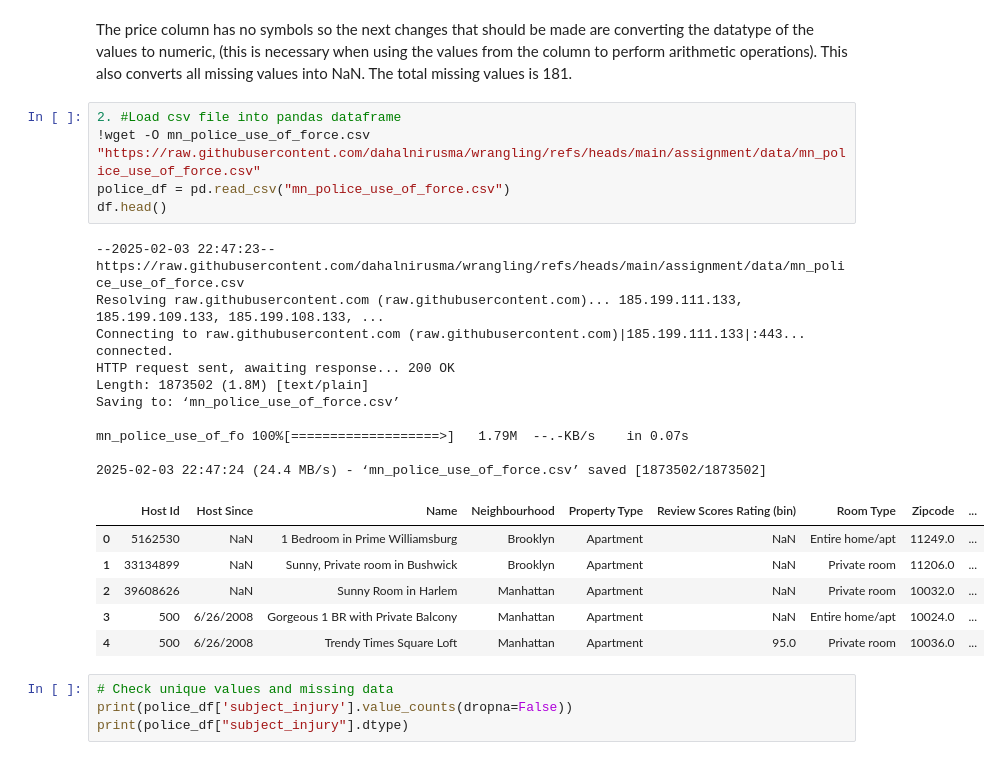
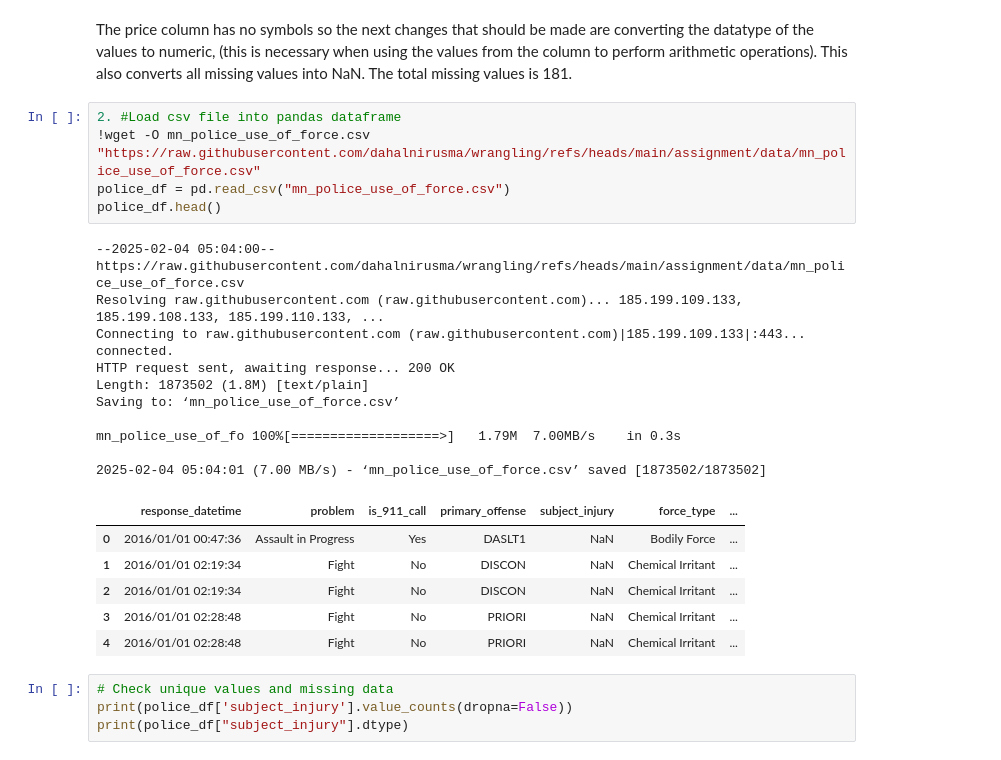
Before and after one commit to dahalnirusma/wrangling, a Jupyter notebook: assignment/assignment.ipynb, the cells around one changed output. Drawn from its saved outputs; the diff is of its cells as text.

```diff
--- a/assignment/assignment.ipynb
+++ b/assignment/assignment.ipynb
@@ -46,25 +46,25 @@ The price column has no symbols so the next changes that should be made are conv
 # %%
 2. #Load csv file into pandas dataframe
 !wget -O mn_police_use_of_force.csv "https://raw.githubusercontent.com/dahalnirusma/wrangling/refs/heads/main/assignment/data/mn_police_use_of_force.csv"
 police_df = pd.read_csv("mn_police_use_of_force.csv")
-df.head()
+police_df.head()
 # %% [output]
---2025-02-03 22:47:23--  https://raw.githubusercontent.com/dahalnirusma/wrangling/refs/heads/main/assignment/data/mn_police_use_of_force.csv
-Resolving raw.githubusercontent.com (raw.githubusercontent.com)... 185.199.111.133, 185.199.109.133, 185.199.108.133, ...
-Connecting to raw.githubusercontent.com (raw.githubusercontent.com)|185.199.111.133|:443... connected.
+--2025-02-04 05:04:00--  https://raw.githubusercontent.com/dahalnirusma/wrangling/refs/heads/main/assignment/data/mn_police_use_of_force.csv
+Resolving raw.githubusercontent.com (raw.githubusercontent.com)... 185.199.109.133, 185.199.108.133, 185.199.110.133, ...
+Connecting to raw.githubusercontent.com (raw.githubusercontent.com)|185.199.109.133|:443... connected.
 HTTP request sent, awaiting response... 200 OK
 Length: 1873502 (1.8M) [text/plain]
 Saving to: ‘mn_police_use_of_force.csv’
 
-mn_police_use_of_fo 100%[===================>]   1.79M  --.-KB/s    in 0.07s
+mn_police_use_of_fo 100%[===================>]   1.79M  7.00MB/s    in 0.3s
 
-2025-02-03 22:47:24 (24.4 MB/s) - ‘mn_police_use_of_force.csv’ saved [1873502/1873502]
+2025-02-04 05:04:01 (7.00 MB/s) - ‘mn_police_use_of_force.csv’ saved [1873502/1873502]
-|  | Host Id | Host Since | Name | Neighbourhood | Property Type | Review Scores Rating (bin) | Room Type | Zipcode | ... |
-| 0 | 5162530 | NaN | 1 Bedroom in Prime Williamsburg | Brooklyn | Apartment | NaN | Entire home/apt | 11249.0 | ... |
-| 1 | 33134899 | NaN | Sunny, Private room in Bushwick | Brooklyn | Apartment | NaN | Private room | 11206.0 | ... |
-| 2 | 39608626 | NaN | Sunny Room in Harlem | Manhattan | Apartment | NaN | Private room | 10032.0 | ... |
-| 3 | 500 | 6/26/2008 | Gorgeous 1 BR with Private Balcony | Manhattan | Apartment | NaN | Entire home/apt | 10024.0 | ... |
-| 4 | 500 | 6/26/2008 | Trendy Times Square Loft | Manhattan | Apartment | 95.0 | Private room | 10036.0 | ... |
+|  | response_datetime | problem | is_911_call | primary_offense | subject_injury | force_type | ... |
+| 0 | 2016/01/01 00:47:36 | Assault in Progress | Yes | DASLT1 | NaN | Bodily Force | ... |
+| 1 | 2016/01/01 02:19:34 | Fight | No | DISCON | NaN | Chemical Irritant | ... |
+| 2 | 2016/01/01 02:19:34 | Fight | No | DISCON | NaN | Chemical Irritant | ... |
+| 3 | 2016/01/01 02:28:48 | Fight | No | PRIORI | NaN | Chemical Irritant | ... |
+| 4 | 2016/01/01 02:28:48 | Fight | No | PRIORI | NaN | Chemical Irritant | ... |
 # %%
 # Check unique values and missing data
 print(police_df['subject_injury'].value_counts(dropna=False))
```
Also changed, not shown: parts of 9 cells of this notebook.
